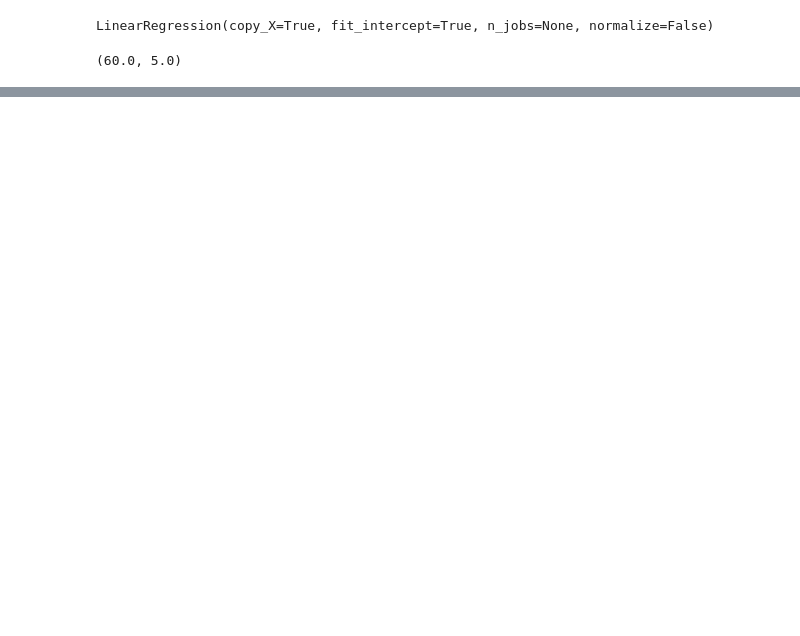
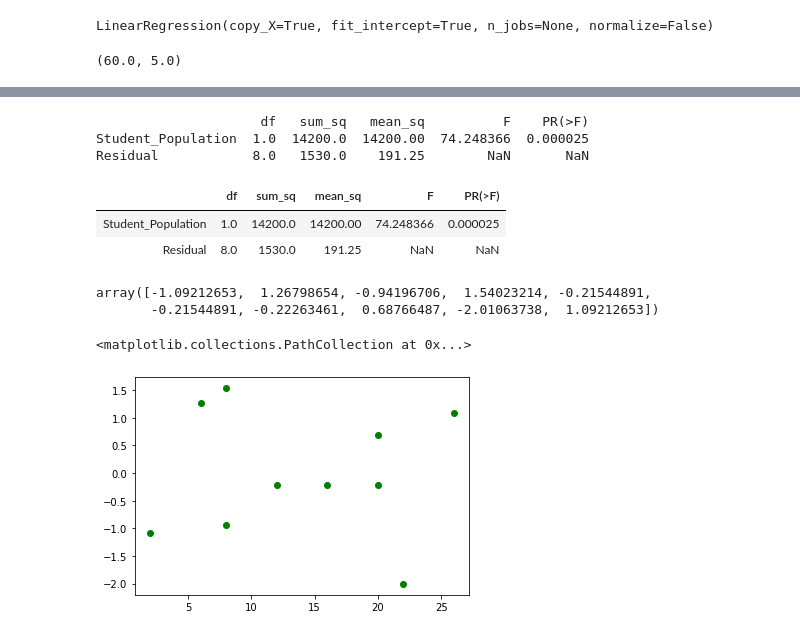
Before and after one commit to garimasingh128/Data-Analytics-with-Python-NPTEL-MOOCS, a Jupyter notebook: Week 7.ipynb, the cells around one changed output, grey strips where cells are left out. Saved outputs shown, nothing was run; the diff lists cells and outputs as text; code cells hidden in the pictures; blank space fills up the shorter version.

```diff
--- a/Week 7.ipynb
+++ b/Week 7.ipynb
@@ -73,0 +150,6 @@ reg.intercept_[0],reg.coef_[0][0] #beta 0 and beta 1
+# %%
+from statsmodels.formula.api import ols
+from statsmodels.stats.anova import anova_lm
+reg1=ols(formula="Sales~Student_Population",data=data)
+fit1=reg1.fit()
+print(fit1.summary())
@@ -73,0 +174,27 @@ reg.intercept_[0],reg.coef_[0][0] #beta 0 and beta 1
+# %%
+
+print(anova_lm(fit1))
+# %% [output]
+                     df   sum_sq   mean_sq          F    PR(>F)
+Student_Population  1.0  14200.0  14200.00  74.248366  0.000025
+Residual            8.0   1530.0    191.25        NaN       NaN
+# %%
+anova_table=sm.stats.anova_lm(fit1,type=1)
+anova_table
+# %% [output]
+|  | df | sum_sq | mean_sq | F | PR(>F) |
+| Student_Population | 1.0 | 14200.0 | 14200.00 | 74.248366 | 0.000025 |
+| Residual | 8.0 | 1530.0 | 191.25 | NaN | NaN |
+# %%
+influence=fit1.get_influence()
+resid_student=influence.resid_studentized_external
+resid_student #array of standardized residual
+# %% [output]
+array([-1.09212653,  1.26798654, -0.94196706,  1.54023214, -0.21544891,
+       -0.21544891, -0.22263461,  0.68766487, -2.01063738,  1.09212653])
+# %%
+plt.figure()
+plt.scatter(data['Student_Population'],resid_student,color="green")
+# %% [output]
+<matplotlib.collections.PathCollection at 0x...>
+[figure, added]
```
Also changed, not shown: parts of 33 cells of this notebook, 4 other files.
